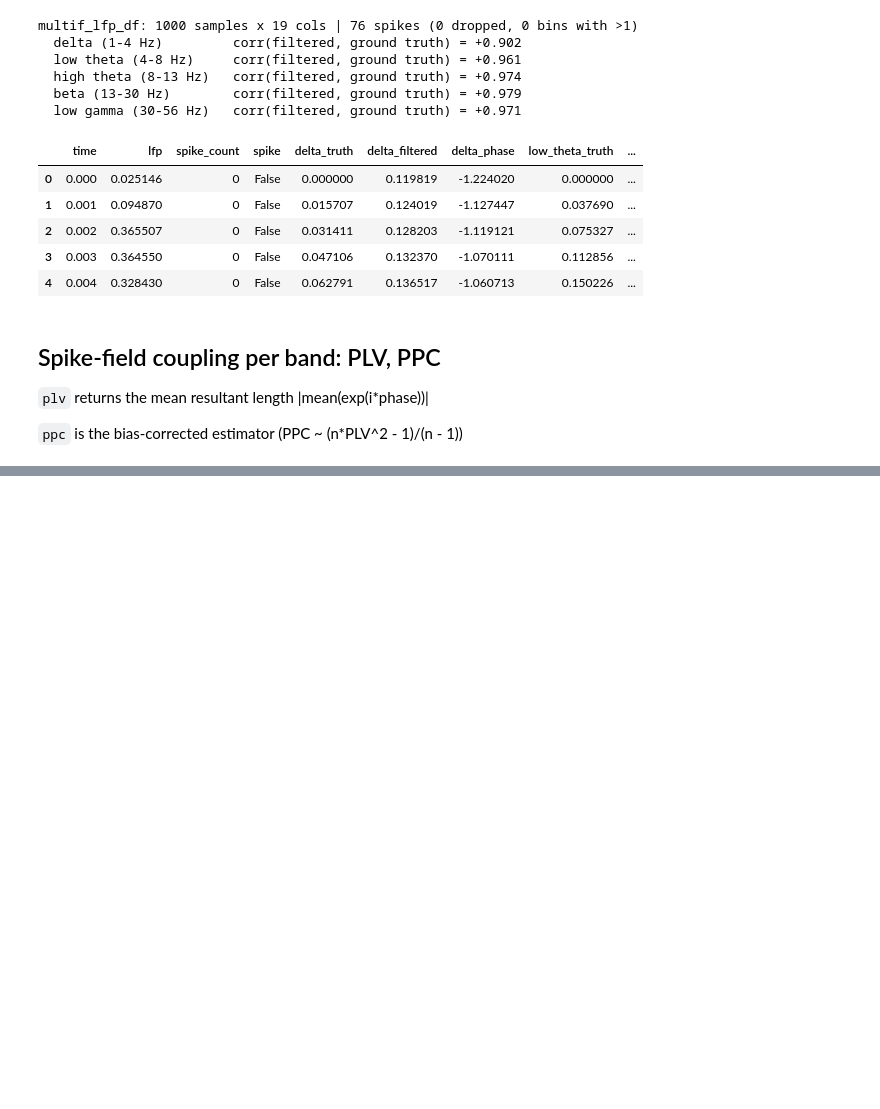
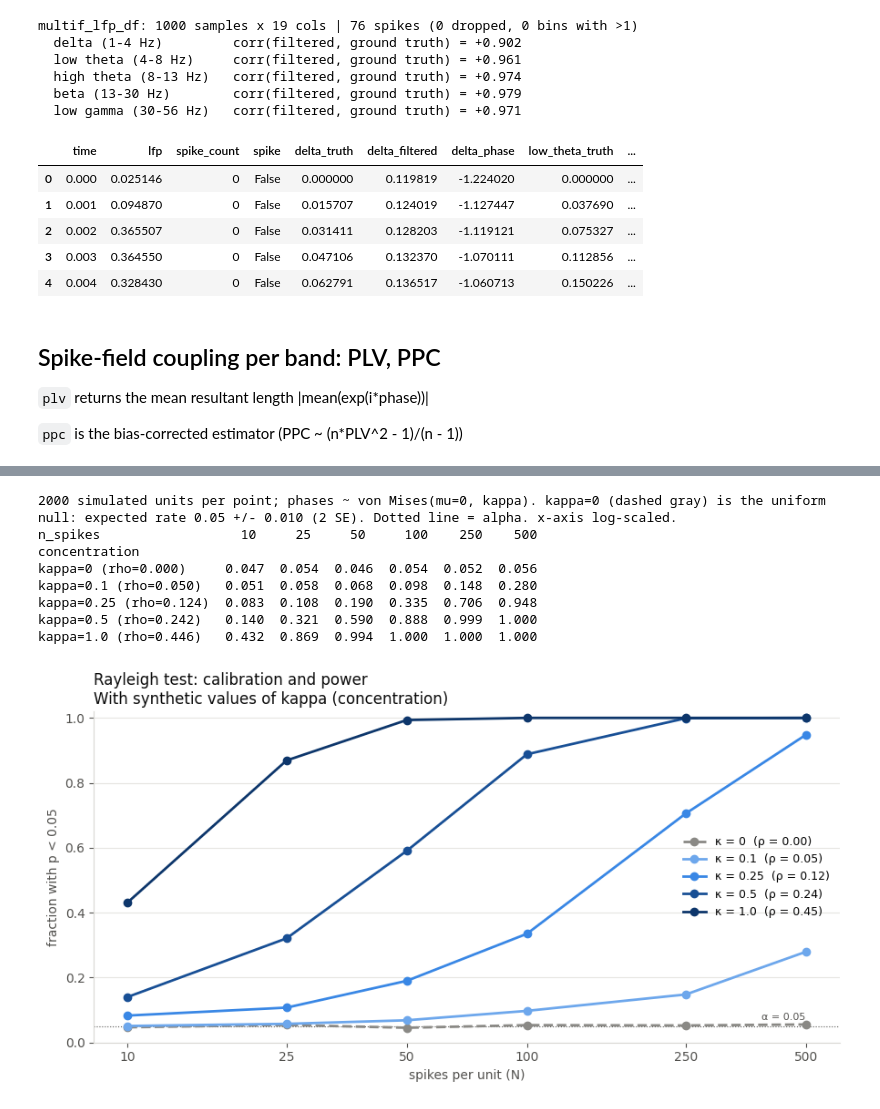
Before and after one commit to padillacoreanolab/ephys_analysis, a Jupyter notebook: phase-synchrony/phase-synchronicity_demo.ipynb, the cells around one changed output, grey strips where cells are left out. Saved outputs shown, nothing was run; the diff lists cells and outputs as text; code cells hidden in the pictures; blank space fills up the shorter version.

```diff
--- a/phase-synchrony/phase-synchronicity_demo.ipynb
+++ b/phase-synchrony/phase-synchronicity_demo.ipynb
@@ -41,6 +44,7 @@ import pandas as pd
 LFP_SAMPLING_RATE = 1000
 IIR_ORDER = 4
 BAND = [12, 32]  # Hz, beta band around the simulated 20 Hz rhythm
+RAYLEIGH_ALPHA = 0.05
 
 # Directory path. Change to user directory.
 PROJECT_DIR = Path("/project_dir")
@@ -506,0 +558,72 @@ plt.show()
+# %%
+## Calibration and power on von Mises phases: fraction of RAYLEIGH_N_SIMS simulated units with
+## p < RAYLEIGH_ALPHA, per (kappa, spike count). kappa = 0 is the uniform null, so its rate should sit at alpha.
+
+## Simulation parameters for the von Mises sweep (used only in this cell)
+RAYLEIGH_N_SIMS = 2000
+RAYLEIGH_SEED = 1
+
+RAYLEIGH_KAPPAS = [0, 0.1, 0.25, 0.5, 1.0] # concentration parameters of von Mises distributions for Rayleigh demonstration
+RAYLEIGH_SPIKE_COUNTS = [10, 25, 50, 100, 250, 500]  # synthetic spike counts for Rayleigh demonstration
+RAYLEIGH_KAPPA_COLORS = ["#8a8985", "#6da7ec", "#3987e5", "#184f95", "#0d366b"] ## Neutral gray for the null, then a blue ramp darkening with kappa.
+
+rayleigh_rng = np.random.default_rng(seed=RAYLEIGH_SEED)
+
+rejection_rate = np.zeros(shape=(len(RAYLEIGH_KAPPAS), len(RAYLEIGH_SPIKE_COUNTS)))
+for kappa_idx, kappa in enumerate(RAYLEIGH_KAPPAS):
+    for count_idx, n_spikes in enumerate(RAYLEIGH_SPIKE_COUNTS):
+        sim_phases = rayleigh_rng.vonmises(mu=0, kappa=kappa, size=(RAYLEIGH_N_SIMS, n_spikes))
+        sim_p = np.array([rayleigh_test(phases=unit_phases)[1] for unit_phases in sim_phases])
+        rejection_rate[kappa_idx, count_idx] = np.mean(sim_p < RAYLEIGH_ALPHA)
+
+## Population resultant length of VM(0, kappa); 0 at kappa = 0.
+population_rho = i1(RAYLEIGH_KAPPAS) / i0(RAYLEIGH_KAPPAS)
+
+rejection_df = pd.DataFrame(
+    data=rejection_rate,
+    index=pd.Index(data=[f"kappa={kappa} (rho={rho:.3f})" for kappa, rho in zip(RAYLEIGH_KAPPAS, population_rho)],
+                   name="concentration"),
+    columns=pd.Index(data=RAYLEIGH_SPIKE_COUNTS, name="n_spikes"),
+)
+null_se = np.sqrt(RAYLEIGH_ALPHA * (1 - RAYLEIGH_ALPHA) / RAYLEIGH_N_SIMS)
+print(f"{RAYLEIGH_N_SIMS} simulated units per point; phases ~ von Mises(mu=0, kappa). "
+      f"kappa=0 (dashed gray) is the uniform null: expected rate {RAYLEIGH_ALPHA} +/- {2 * null_se:.3f} (2 SE). "
+      f"Dotted line = alpha. x-axis log-scaled.")
+print(rejection_df.round(decimals=3))
+
+fig, power_axis = plt.subplots(figsize=(9, 4.8))
+power_axis.axhline(y=RAYLEIGH_ALPHA, color=INK_MUTED, linewidth=0.8, linestyle=":", zorder=1)
+power_axis.text(x=RAYLEIGH_SPIKE_COUNTS[-1], y=RAYLEIGH_ALPHA + 0.02, s=f"α = {RAYLEIGH_ALPHA}",
+                ha="right", fontsize=8, color=INK_MUTED)
+for kappa, rho, rates, color in zip(RAYLEIGH_KAPPAS, population_rho, rejection_rate, RAYLEIGH_KAPPA_COLORS):
+    power_axis.plot(RAYLEIGH_SPIKE_COUNTS, rates, color=color, linewidth=2, marker="o", markersize=6,
+                    linestyle="--" if kappa == 0 else "-", zorder=2,
+                    label=f"κ = {kappa}  (ρ = {rho:.2f})")
+
+power_axis.set_xscale(value="log")
+power_axis.set_xticks(ticks=RAYLEIGH_SPIKE_COUNTS, labels=[str(count) for count in RAYLEIGH_SPIKE_COUNTS])
+power_axis.minorticks_off()
+power_axis.set_ylim(bottom=0, top=1.02)
+power_axis.set_xlabel(xlabel="spikes per unit (N)", color=INK_MUTED)
+power_axis.set_ylabel(ylabel=f"fraction with p < {RAYLEIGH_ALPHA}", color=INK_MUTED)
+power_axis.set_title(label="Rayleigh test: calibration and power\nWith synthetic values of kappa (concentration)", fontsize=12, color=INK, loc="left")
+power_axis.legend(frameon=False, loc="center right", fontsize=9)
+power_axis.grid(axis="y", color=GRID, linewidth=0.8)
+power_axis.set_axisbelow(b=True)
+for side in ("top", "right"):
+    power_axis.spines[side].set_visible(False)
+for side in ("left", "bottom"):
+    power_axis.spines[side].set_color("#d8d7d3")
+power_axis.tick_params(colors=INK_MUTED)
+plt.tight_layout()
+plt.show()
+# %% [output]
+2000 simulated units per point; phases ~ von Mises(mu=0, kappa). kappa=0 (dashed gray) is the uniform null: expected rate 0.05 +/- 0.010 (2 SE). Dotted line = alpha. x-axis log-scaled.
+n_spikes                  10     25     50     100    250    500
+concentration
+kappa=0 (rho=0.000)     0.047  0.054  0.046  0.054  0.052  0.056
+kappa=0.1 (rho=0.050)   0.051  0.058  0.068  0.098  0.148  0.280
+kappa=0.25 (rho=0.124)  0.083  0.108  0.190  0.335  0.706  0.948
+kappa=0.5 (rho=0.242)   0.140  0.321  0.590  0.888  0.999  1.000
+kappa=1.0 (rho=0.446)   0.432  0.869  0.994  1.000  1.000  1.000
+[figure, added]
```
Also changed, not shown: parts of 17 cells of this notebook.
